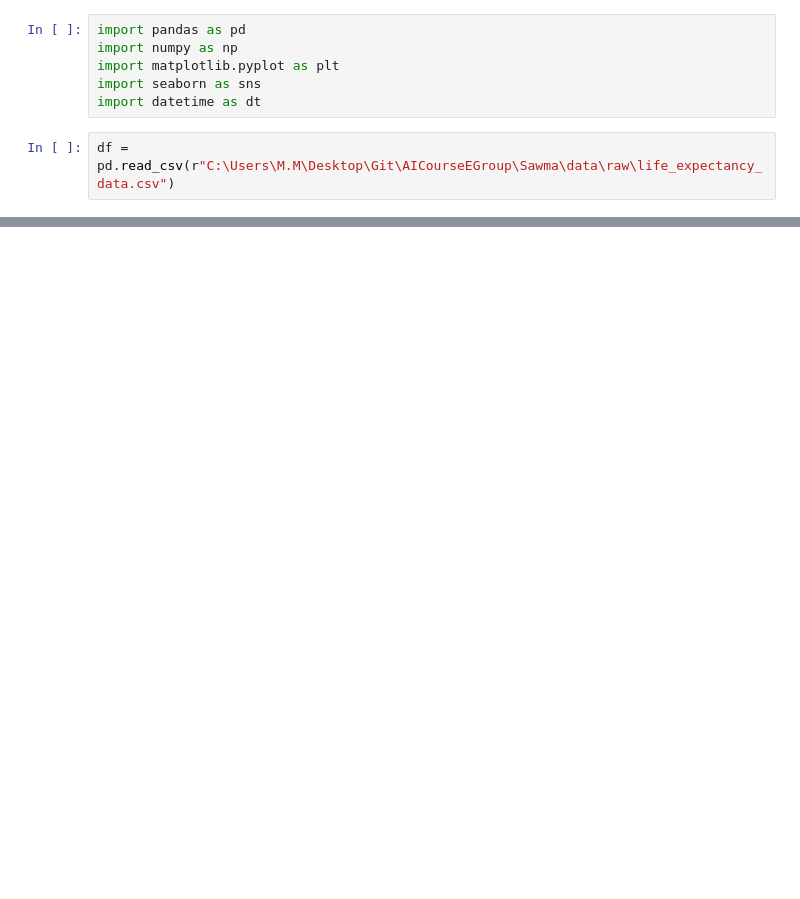
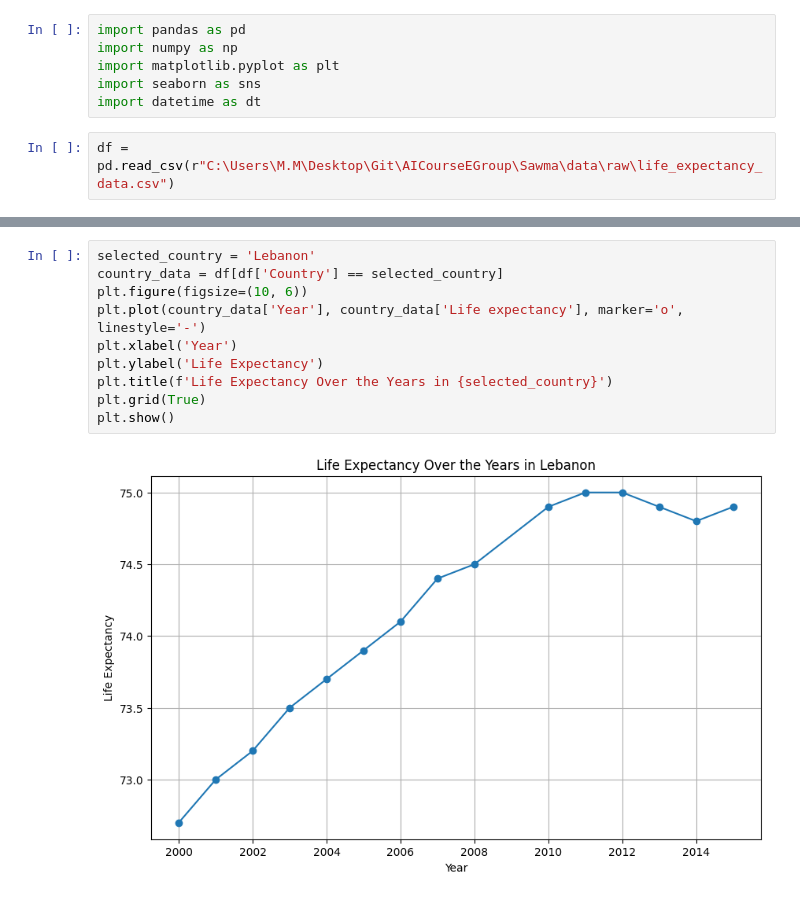
Before and after one commit to LlirikOknessu/AICourseEGroup, a Jupyter notebook: Sawma/data/analyze.ipynb, the cells around one changed output, grey strips where cells are left out. Saved outputs shown, nothing was run; the diff lists cells and outputs as text; blank space fills up the shorter version.

```diff
--- a/Sawma/data/analyze.ipynb
+++ b/Sawma/data/analyze.ipynb
@@ -126,0 +83,12 @@ plt.show()
+# %%
+selected_country = 'Lebanon'
+country_data = df[df['Country'] == selected_country]
+plt.figure(figsize=(10, 6))
+plt.plot(country_data['Year'], country_data['Life expectancy'], marker='o', linestyle='-')
+plt.xlabel('Year')
+plt.ylabel('Life Expectancy')
+plt.title(f'Life Expectancy Over the Years in {selected_country}')
+plt.grid(True)
+plt.show()
+# %% [output]
+[figure, added]
```
Also changed, not shown: parts of 87 cells of this notebook.
